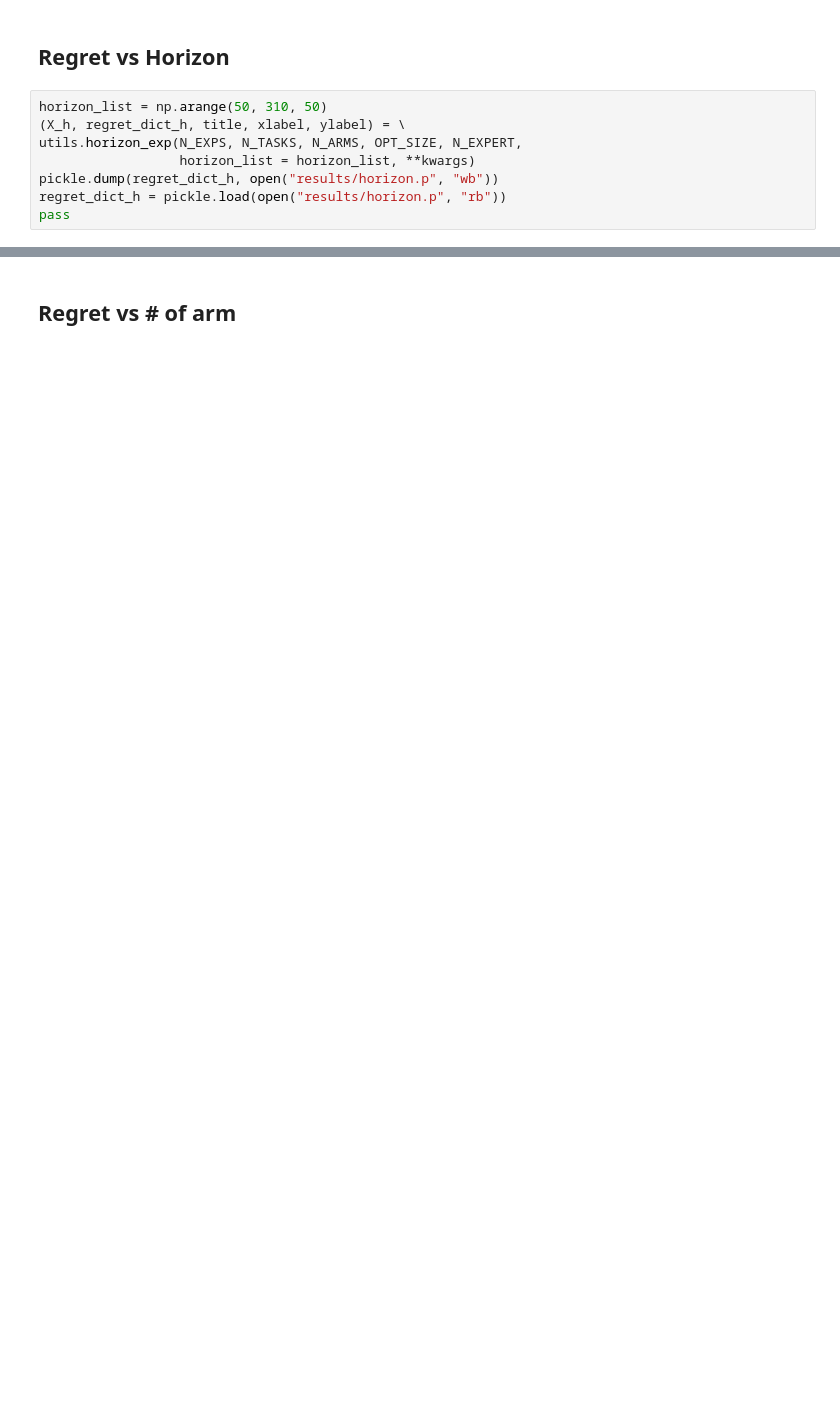
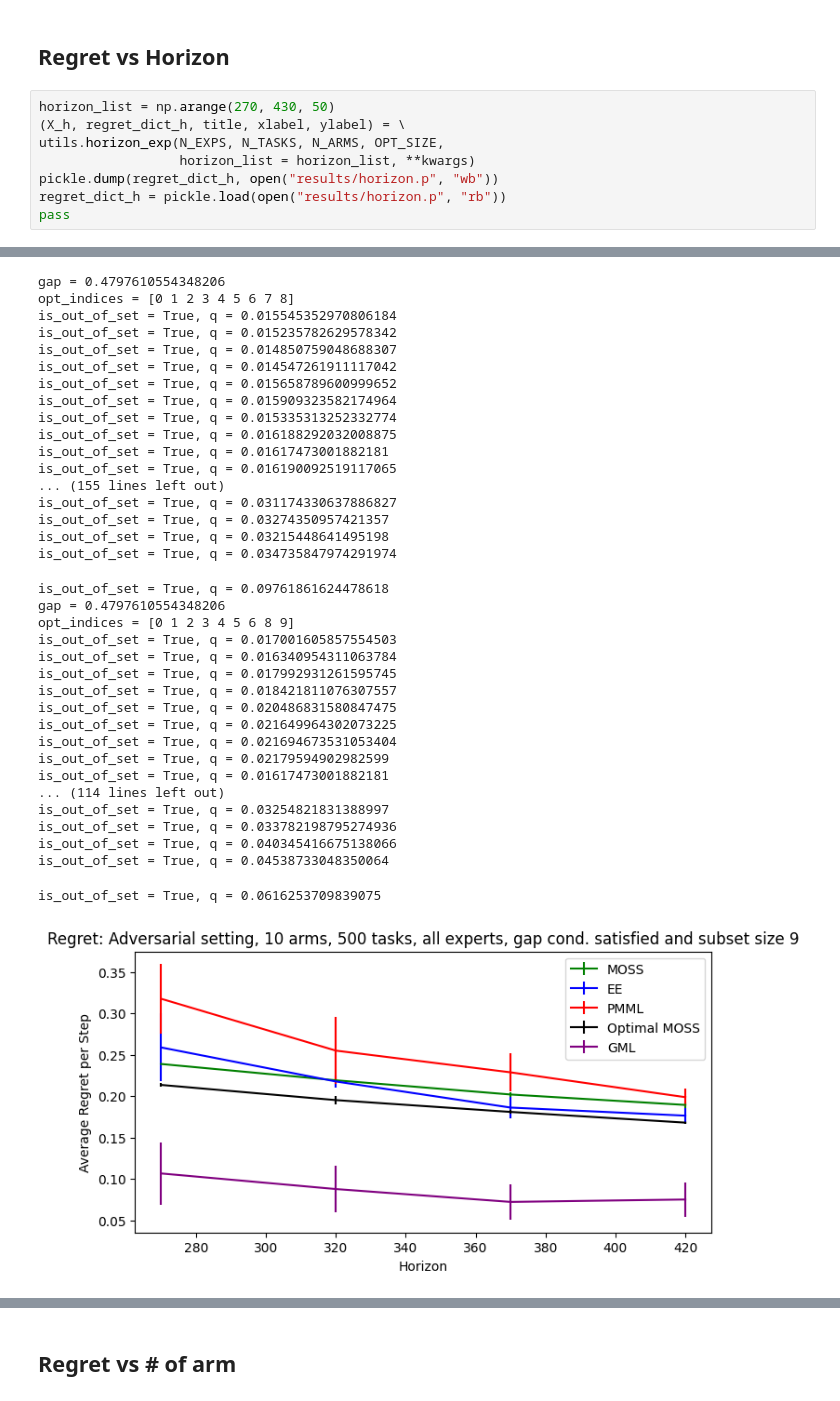
Before and after one commit to duongnhatthang/meta-bandit, a Jupyter notebook: main.ipynb, the cells around one changed output, grey strips where cells are left out. Cells and saved outputs as stored; diff of their text form; blank space fills up the shorter version.

```diff
--- a/main.ipynb
+++ b/main.ipynb
@@ -53,10 +143,11 @@ pass
 # %% [markdown]
 ## Regret vs Horizon
 # %%
-horizon_list = np.arange(50, 310, 50)
+horizon_list = np.arange(270, 430, 50)
 (X_h, regret_dict_h, title, xlabel, ylabel) = \
-utils.horizon_exp(N_EXPS, N_TASKS, N_ARMS, OPT_SIZE, N_EXPERT,
+utils.horizon_exp(N_EXPS, N_TASKS, N_ARMS, OPT_SIZE,
                   horizon_list = horizon_list, **kwargs)
 pickle.dump(regret_dict_h, open("results/horizon.p", "wb"))
 regret_dict_h = pickle.load(open("results/horizon.p", "rb"))
 pass
+# %% [output]
@@ -63 +205,37 @@ pass
+gap = 0.4797610554348206
+opt_indices = [0 1 2 3 4 5 6 7 8]
+is_out_of_set = True, q = 0.015545352970806184
+is_out_of_set = True, q = 0.015235782629578342
+is_out_of_set = True, q = 0.014850759048688307
+is_out_of_set = True, q = 0.014547261911117042
+is_out_of_set = True, q = 0.015658789600999652
+is_out_of_set = True, q = 0.015909323582174964
+is_out_of_set = True, q = 0.015335313252332774
+is_out_of_set = True, q = 0.016188292032008875
+is_out_of_set = True, q = 0.01617473001882181
+is_out_of_set = True, q = 0.016190092519117065
+... (155 lines left out)
+is_out_of_set = True, q = 0.031174330637886827
+is_out_of_set = True, q = 0.03274350957421357
+is_out_of_set = True, q = 0.03215448641495198
+is_out_of_set = True, q = 0.034735847974291974
+is_out_of_set = True, q = 0.09761861624478618
+gap = 0.4797610554348206
+opt_indices = [0 1 2 3 4 5 6 8 9]
+is_out_of_set = True, q = 0.017001605857554503
+is_out_of_set = True, q = 0.016340954311063784
+is_out_of_set = True, q = 0.017992931261595745
+is_out_of_set = True, q = 0.018421811076307557
+is_out_of_set = True, q = 0.020486831580847475
+is_out_of_set = True, q = 0.021649964302073225
+is_out_of_set = True, q = 0.021694673531053404
+is_out_of_set = True, q = 0.02179594902982599
+is_out_of_set = True, q = 0.01617473001882181
+... (114 lines left out)
+is_out_of_set = True, q = 0.03254821831388997
+is_out_of_set = True, q = 0.033782198795274936
+is_out_of_set = True, q = 0.040345416675138066
+is_out_of_set = True, q = 0.04538733048350064
+is_out_of_set = True, q = 0.0616253709839075
+[figure, added]
 # %%
```
Also changed, not shown: parts of 9 cells of this notebook, 4 other files.
